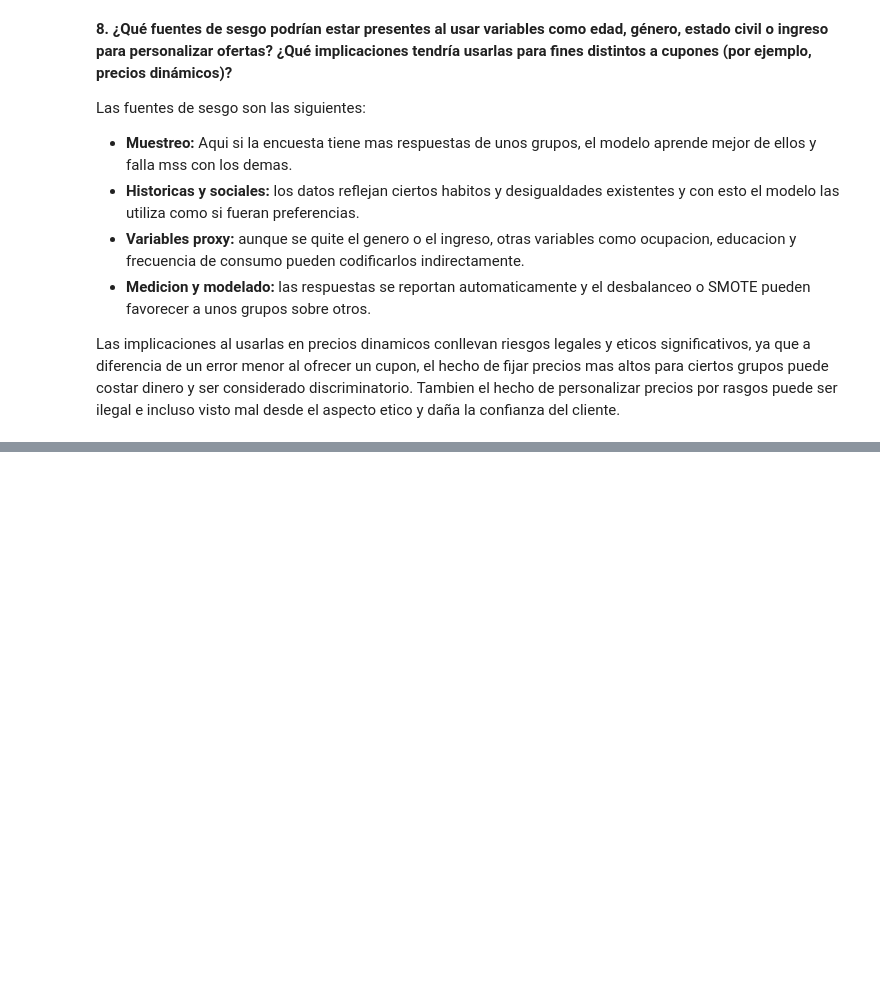
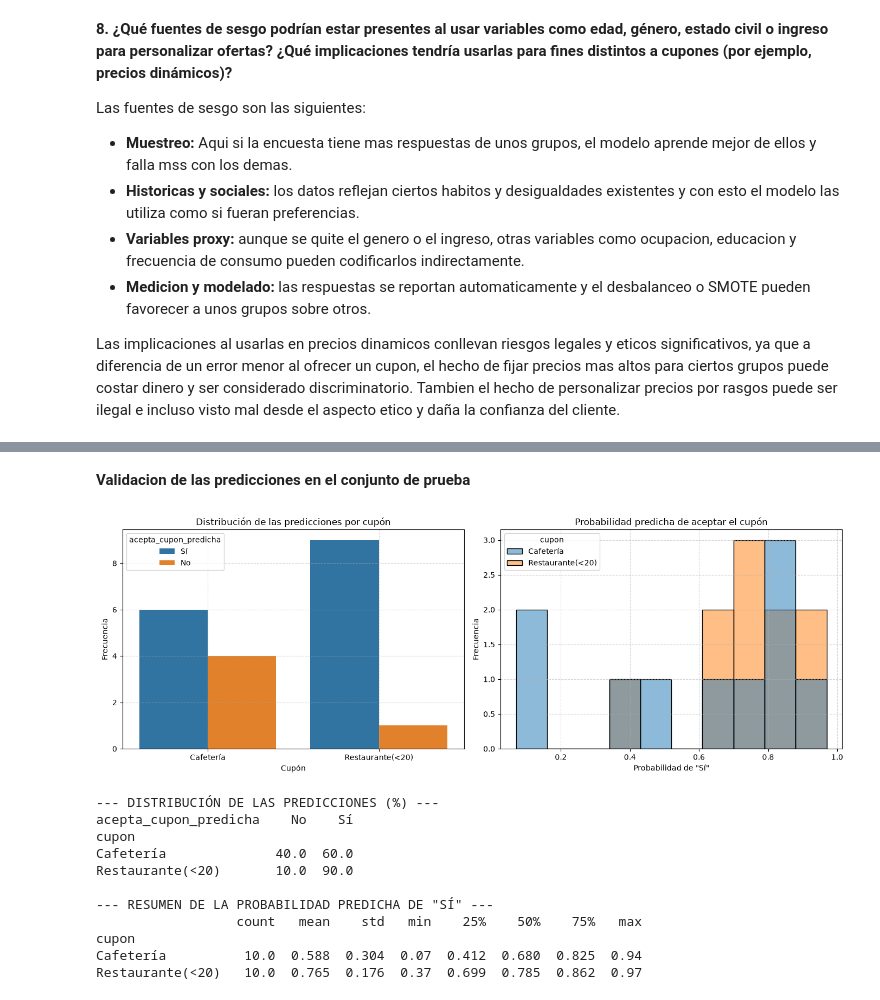
Before and after one commit to samuelmolinal/Lab3-ML, a Jupyter notebook: Laboratorio 3 - Clasificación.ipynb, the cells around one changed output, grey strips where cells are left out. Cells and saved outputs as stored; diff of their text form; code cells hidden in the pictures; blank space fills up the shorter version.

Commit message:
predicciones

```diff
--- a/Laboratorio 3 - Clasificación.ipynb
+++ b/Laboratorio 3 - Clasificación.ipynb
@@ -1428,0 +1434,17 @@ Las implicaciones al usarlas en precios dinamicos conllevan riesgos legales y et
+# %%
+df_test_copy = df_test.copy()
+
+# Preparacion que es la misma del entrenamiento
+cols_eliminar = ['vehiculo', 'cupon', 'tiempo_cupon_mayor_5min', 'direccion_opuesta']
+
+# Prediccion con el mejor modelo de cada cupon
+test_data_final = df_test.copy()
+test_data_final['acepta_cupon_predicha'] = None
+
+for cupon, modelo in mejores.items():
+    mascara = df_test_copy['cupon'] == cupon
+    X_nuevo = df_test_copy.loc[mascara].drop(columns=cols_eliminar)
+    test_data_final.loc[mascara, 'acepta_cupon_predicha'] = modelo.predict(X_nuevo)
+
+test_data_final.to_csv('predicciones.csv', index=False, encoding='utf-8-sig')
+test_data_final.head()
@@ -1428,0 +1459,51 @@ Las implicaciones al usarlas en precios dinamicos conllevan riesgos legales y et
+# %% [markdown]
+**Validacion de las predicciones en el conjunto de prueba**
+# %%
+fig, axes = plt.subplots(1, 2, figsize=(14, 5))
+
+# Distribucion de las clases predichas por cupon
+sns.countplot(data=test_data_final, x='cupon', hue='acepta_cupon_predicha', ax=axes[0])
+axes[0].set_title('Distribución de las predicciones por cupón')
+axes[0].set_xlabel('Cupón')
+axes[0].set_ylabel('Frecuencia')
+axes[0].grid(True, linestyle='--', alpha=0.5)
+
+# Probabilidad de aceptar el cupón asignada por el modelo
+probabilidades = []
+for cupon, modelo in mejores.items():
+    mascara = df_test_copy['cupon'] == cupon
+    X_nuevo = df_test_copy.loc[mascara].drop(columns=cols_eliminar)
+    p = pd.Series(modelo.predict_proba(X_nuevo)[:, list(modelo.classes_).index('Sí')], index=X_nuevo.index)
+    probabilidades.append(p)
+test_data_final['prob_sí'] = pd.concat(probabilidades)
+
+sns.histplot(data=test_data_final, x='prob_sí', hue='cupon', bins=10, ax=axes[1])
+axes[1].set_title('Probabilidad predicha de aceptar el cupón')
+axes[1].set_xlabel('Probabilidad de "Sí"')
+axes[1].set_ylabel('Frecuencia')
+axes[1].grid(True, linestyle='--', alpha=0.5)
+
+plt.tight_layout()
+plt.show()
+
+# Resumen estadístico de la validación
+print('--- DISTRIBUCIÓN DE LAS PREDICCIONES (%) ---')
+print((pd.crosstab(test_data_final['cupon'], test_data_final['acepta_cupon_predicha'], normalize='index') * 100).round(1))
+print()
+print('--- RESUMEN DE LA PROBABILIDAD PREDICHA DE "SÍ" ---')
+print(test_data_final.groupby('cupon')['prob_sí'].describe().round(3))
+
+test_data_final = test_data_final.drop(columns='prob_sí')
+# %% [output]
+[figure, added]
+--- DISTRIBUCIÓN DE LAS PREDICCIONES (%) ---
+acepta_cupon_predicha    No    Sí
+cupon
+Cafetería              40.0  60.0
+Restaurante(<20)       10.0  90.0
+
+--- RESUMEN DE LA PROBABILIDAD PREDICHA DE "SÍ" ---
+                  count   mean    std   min    25%    50%    75%   max
+cupon
+Cafetería          10.0  0.588  0.304  0.07  0.412  0.680  0.825  0.94
+Restaurante(<20)   10.0  0.765  0.176  0.37  0.699  0.785  0.862  0.97
```
Also changed, not shown: parts of 17 cells of this notebook, 1 other file.
